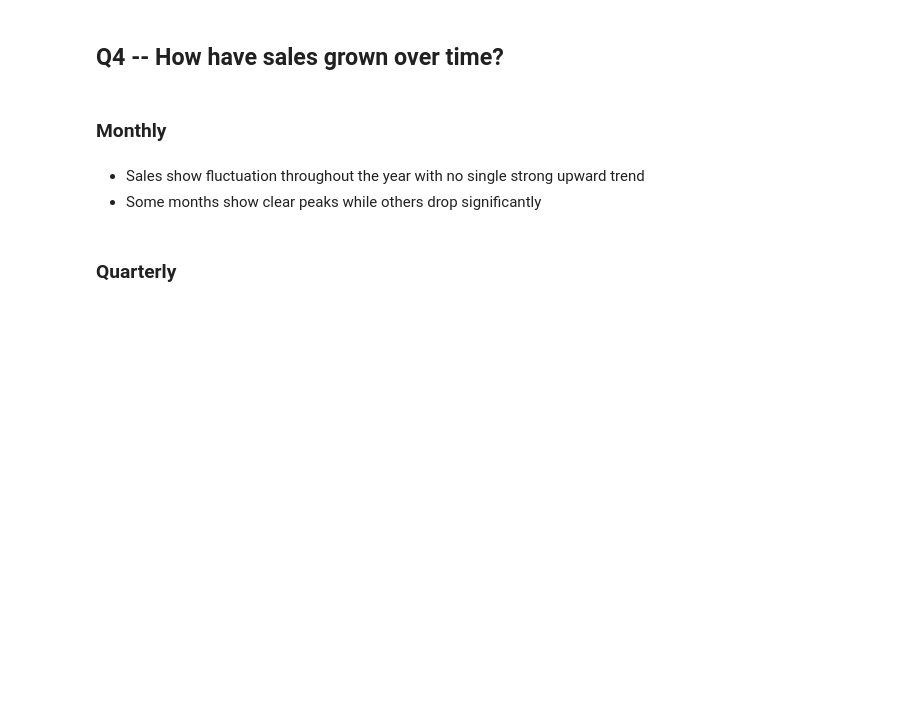
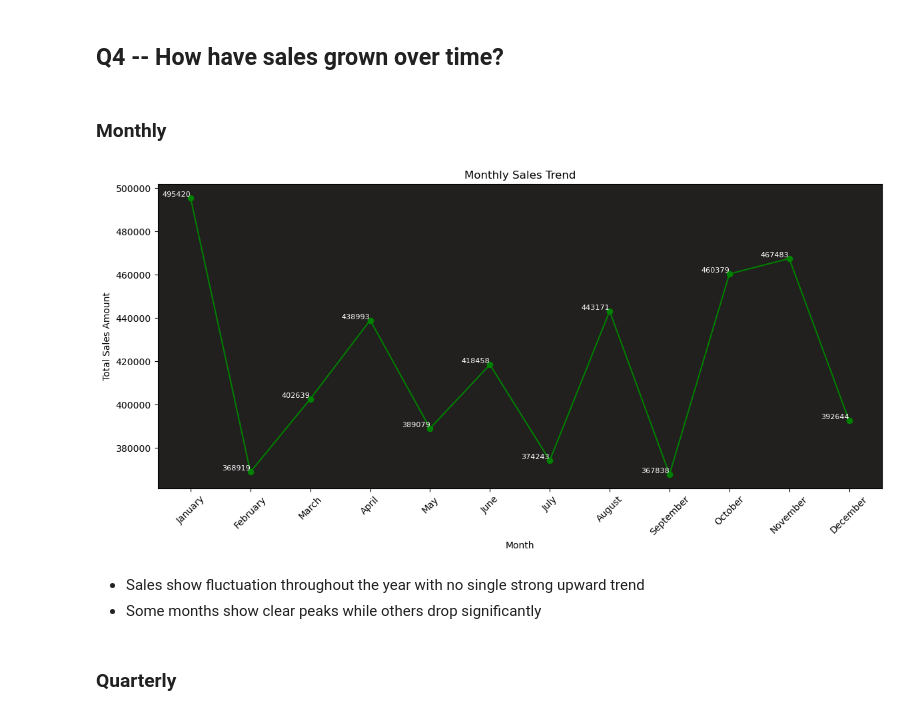
Before and after one commit to Ar3missss/EDA-Portfolio, a Jupyter notebook: sales-analysis.ipynb, the cells around one changed output. Saved outputs shown, nothing was run; the diff lists cells and outputs as text; code cells hidden in the pictures; blank space fills up the shorter version.

```diff
--- a/sales-analysis.ipynb
+++ b/sales-analysis.ipynb
@@ -150,25 +238,27 @@ plt.show()
 # %%
 month_order = ['January', 'February', 'March', 'April', 'May', 'June',
                'July', 'August', 'September', 'October', 'November', 'December']
 
 monthly_sales = df.groupby('month_name')['Sales_Amount'].sum().reset_index()
 monthly_sales.columns = ['Month', 'Total_Sales']
 monthly_sales['Month'] = pd.Categorical(monthly_sales['Month'], categories=month_order, ordered=True)
 monthly_sales = monthly_sales.sort_values('Month')
 
 fig, ax = plt.subplots(figsize=(12, 6))
-ax.plot(monthly_sales['Month'], monthly_sales['Total_Sales'], color='red', marker='o')
+ax.plot(monthly_sales['Month'], monthly_sales['Total_Sales'], color='green', marker='o')
 ax.set_title('Monthly Sales Trend')
 ax.set_xlabel('Month')
 ax.set_ylabel('Total Sales Amount')
 ax.set_facecolor('#221F1F')
 plt.xticks(rotation=45)
 for x, y in zip(monthly_sales['Month'], monthly_sales['Total_Sales']):
     ax.text(x, y, str(round(y)), color='white', ha='right', va='bottom', fontsize=8)
 
 plt.tight_layout()
 plt.savefig('outputs/sales/Monthly Sales Trend.png', dpi=300)
 plt.show()
+# %% [output]
+[figure, added]
 # %% [markdown]
 - Sales show fluctuation throughout the year with no single strong upward trend
 - Some months show clear peaks while others drop significantly
```
Also changed, not shown: parts of 19 cells of this notebook, 1 other file.
